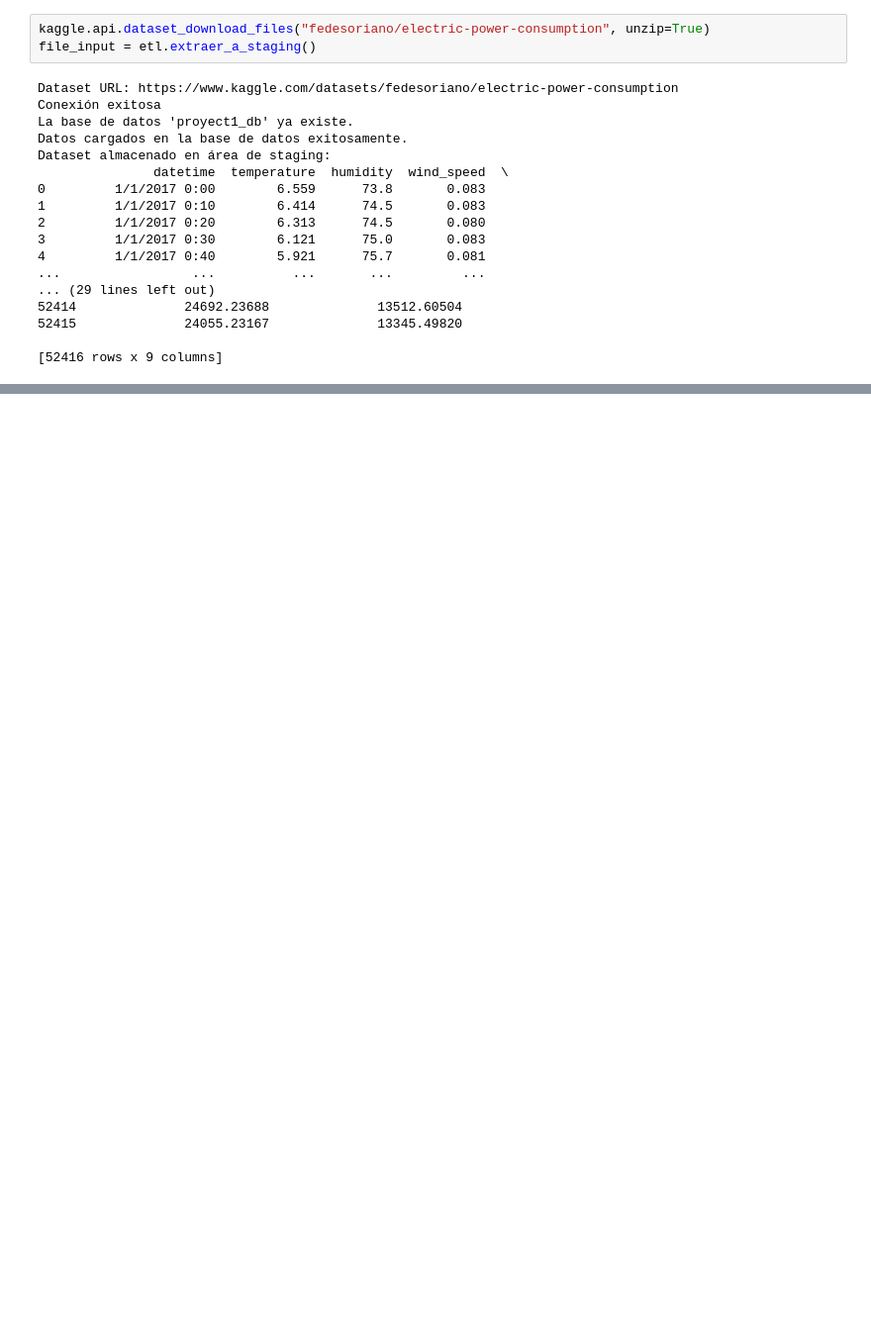
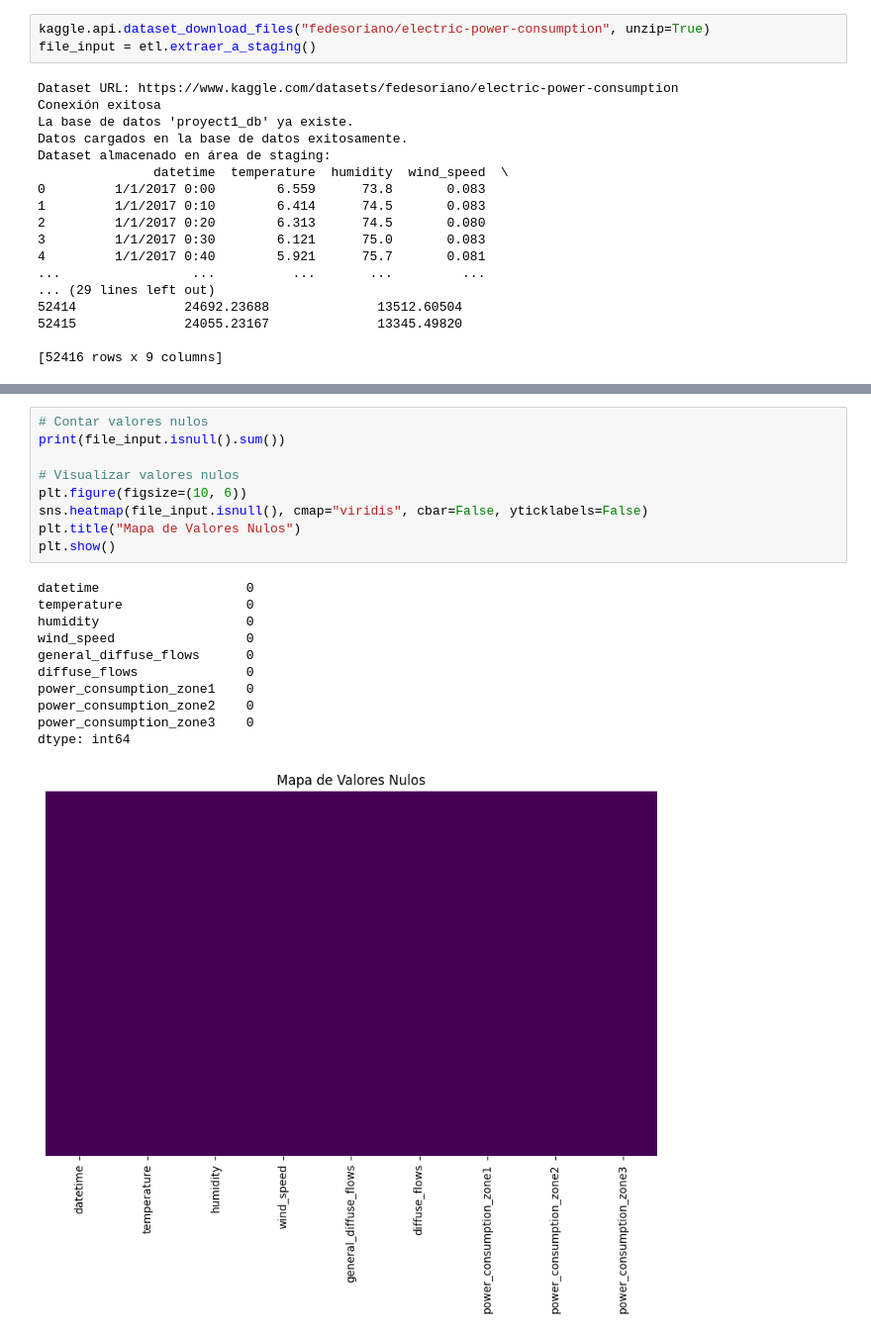
Before and after one commit to joaquinUAO/Proyecto_ETL_UAO, a Jupyter notebook: 001_proyect.ipynb, the cells around one changed output, grey strips where cells are left out. Shown at 99% size. Drawn from its saved outputs; the diff is of its cells as text; blank space fills up the shorter version.

```diff
--- a/001_proyect.ipynb
+++ b/001_proyect.ipynb
@@ -24,0 +77,21 @@ Dataset almacenado en área de staging:
+# %%
+# Contar valores nulos
+print(file_input.isnull().sum())
+
+# Visualizar valores nulos
+plt.figure(figsize=(10, 6))
+sns.heatmap(file_input.isnull(), cmap="viridis", cbar=False, yticklabels=False)
+plt.title("Mapa de Valores Nulos")
+plt.show()
+# %% [output]
+datetime                   0
+temperature                0
+humidity                   0
+wind_speed                 0
+general_diffuse_flows      0
+diffuse_flows              0
+power_consumption_zone1    0
+power_consumption_zone2    0
+power_consumption_zone3    0
+dtype: int64
+[figure, added]
```
Also changed, not shown: parts of 10 cells of this notebook, 1 other file.
